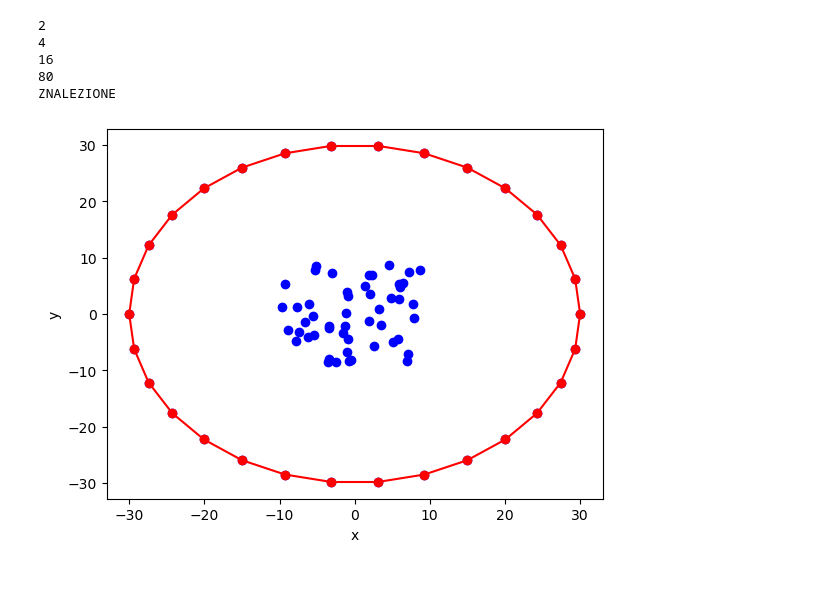
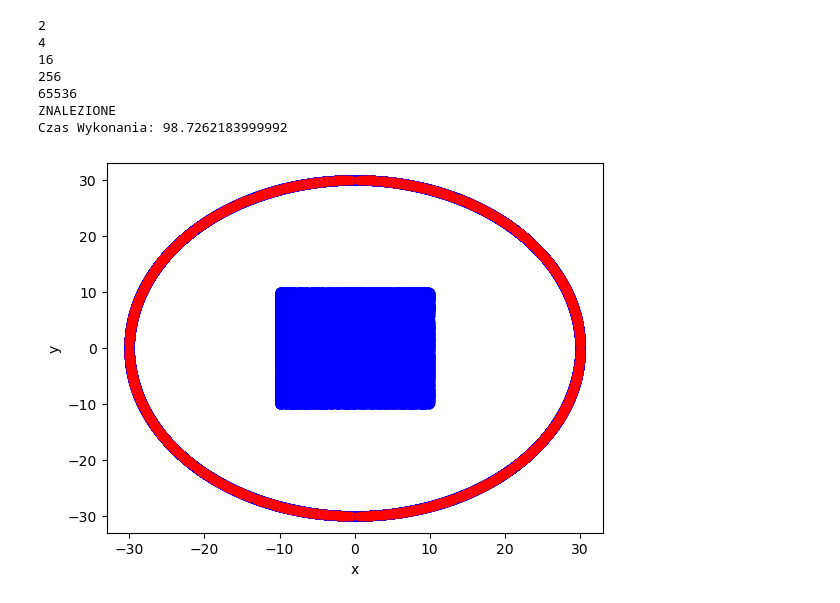
Before and after one commit to Wojciech-Fortuna/Algorytmy-Geometryczne, a Jupyter notebook: Chan_algorithm.ipynb, the cells around one changed output. Drawn from its saved outputs; the diff is of its cells as text; code cells hidden in the pictures.

```diff
--- a/Chan_algorithm.ipynb
+++ b/Chan_algorithm.ipynb
@@ -26,7 +27,7 @@ def generate_uniform_points(a=(0, 0), b=(100, 0), c=(100, 100), d=(0, 100), n=10
     return list(points)
 
 
-def even_circle_points(O, R, n, prec = 1):
+def even_circle_points(O, R, n, prec = 12):
     points=[]
     step = 1/n
     for i in range (n):
@@ -115,7 +116,7 @@ def further (a,b,c):
             return False
 
 
-def ComparePoints(start_point, first, second, epsilon):
+def ComparePoints_v2(start_point, first, second, epsilon):
     orient=orientation(start_point, first, second, epsilon)
     if orient>0 or (orient==0 and further(start_point, first, second)==False):
         return -1
@@ -127,7 +128,7 @@ def Sort_points (Q,start,start_idx,epsilon):
     if len(Q)==1: return Q
     start_point = Q[start_idx]
     Q.pop(start_idx)
-    Q = sorted(Q, key = functools.cmp_to_key(lambda first, second: ComparePoints(start_point, first, second, epsilon)))
+    Q = sorted(Q, key = functools.cmp_to_key(lambda first, second: ComparePoints_v2(start_point, first, second, epsilon)))
     Q_sorted=[start_point]
     for i in range (len(Q)-1):
         if orientation(start_point,Q[i],Q[i+1], epsilon)!=0:
@@ -552,12 +663,14 @@ def Chan_algorithm(Q):
     wyn = run(Q)
     return wyn
 # %%
-X = set_convex_hull(inside = 50 , outside = 30)
+X = set_convex_hull(inside = 10**5 , outside = 10**5)
 dupsko = Chan_algorithm(X)
 # %% [output]
 2
 4
 16
-80
+256
+65536
 ZNALEZIONE
+Czas Wykonania: 98.7262183999992
-[figure, old version]
+[figure, new version]
```
Also changed, not shown: parts of 4 cells of this notebook.
